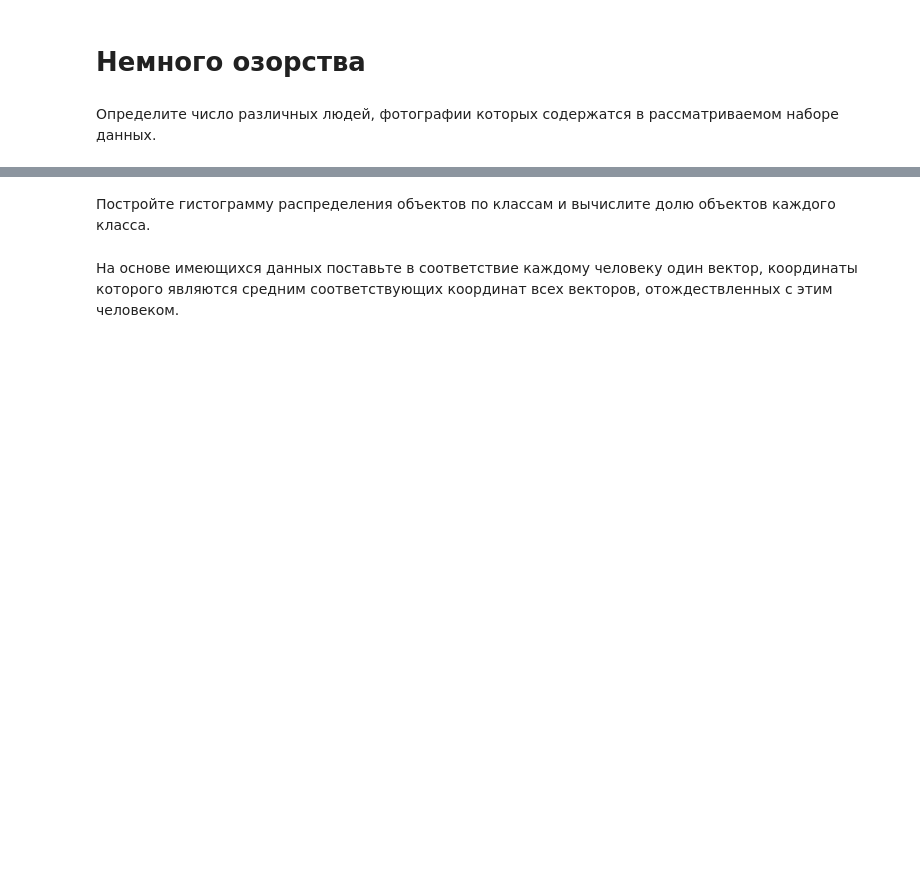
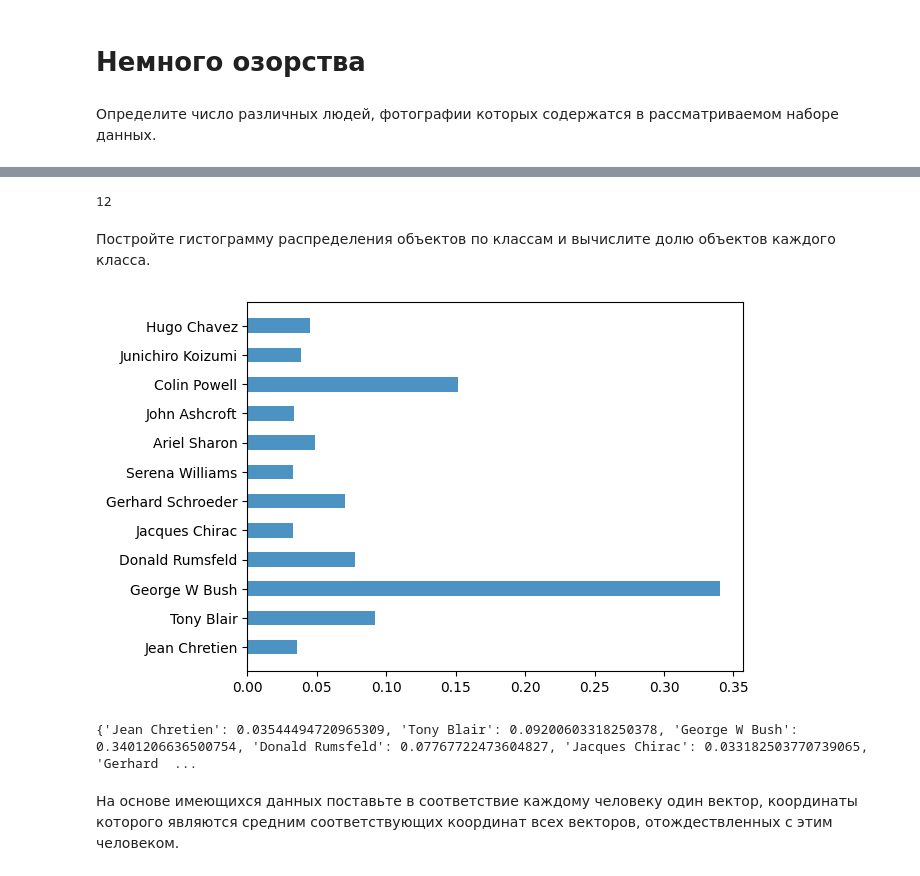
Before and after one commit to dimkablin/MachineLearningITMO, a Jupyter notebook: Упражнение 7/SVM_Students.ipynb, the cells around one changed output, grey strips where cells are left out. Drawn from its saved outputs; the diff is of its cells as text; code cells hidden in the pictures; blank space fills up the shorter version.

```diff
--- a/Упражнение 7/SVM_Students.ipynb
+++ b/Упражнение 7/SVM_Students.ipynb
@@ -15,7 +15,7 @@
 # %%
 import pandas as pd
 # %%
-df = pd.read_csv('/content/persons_pics_train.csv')
+df = pd.read_csv('content/persons_pics_train.csv')
 df.head()
 # %% [output]
 |  | 0 | 1 | 2 | 3 | 4 | 5 | 6 | 7 | 8 | 9 | ... | ... |
@@ -61,2 +57,6 @@ plt.axis('off')
+# %%
+len(set(df.label))
+# %% [output]
+12
 # %% [markdown]
 Постройте гистограмму распределения объектов по классам и вычислите долю объектов каждого класса.
@@ -65,2 +63,17 @@ plt.axis('off')
+# %%
+df_by_person = {}
+for name in set(df.label):
+    df_by_person[name] = df[df.label == name].drop("label", axis=1)
+# %%
+df_by_person_percentage = { name : array.shape[0]/df.shape[0] for name, array in df_by_person.items()}
+# %%
+plt.barh(list(df_by_person_percentage.keys()), list(df_by_person_percentage.values()), linewidth=1, alpha=0.8, height=0.5)
+None
+# %% [output]
+[figure, added]
+# %%
+print(df_by_person_percentage)
+# %% [output]
+{'Jean Chretien': 0.03544494720965309, 'Tony Blair': 0.09200603318250378, 'George W Bush': 0.3401206636500754, 'Donald Rumsfeld': 0.07767722473604827, 'Jacques Chirac': 0.033182503770739065, 'Gerhard  ...
 # %% [markdown]
 На основе имеющихся данных поставьте в соответствие каждому человеку один вектор, координаты которого являются средним соответствующих координат всех векторов, отождествленных с этим человеком.
```
Also changed, not shown: parts of 14 cells of this notebook.
